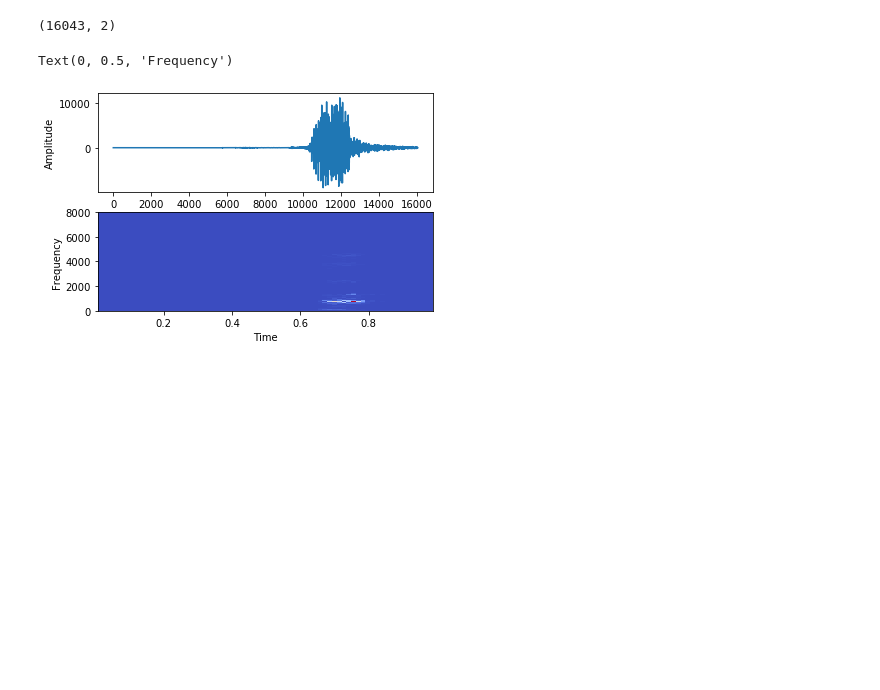
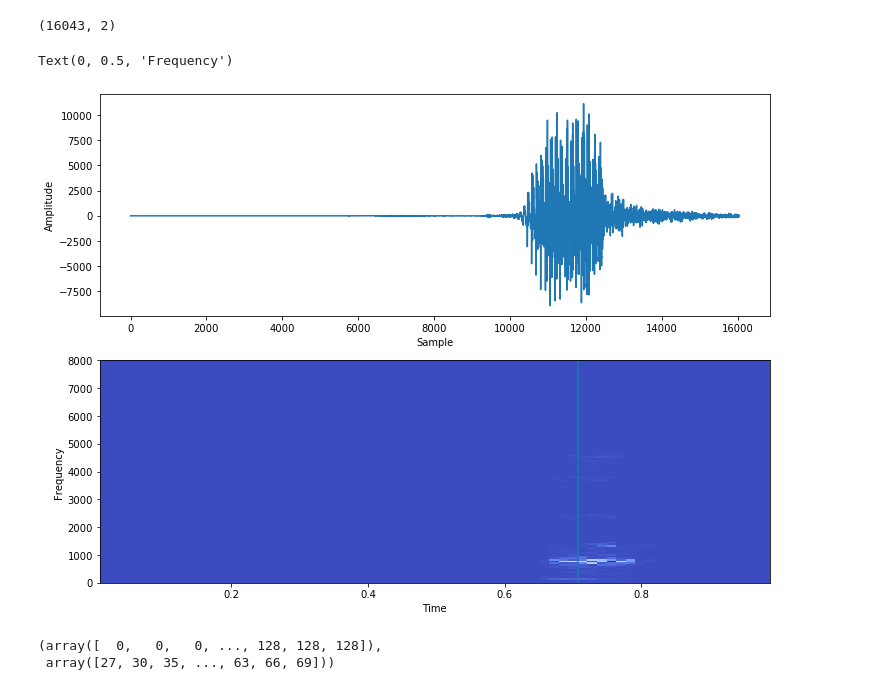
Before and after one commit to open-speech-org/python-speech-soa, a Jupyter notebook: 03_formants/Formants.ipynb, the cells around one changed output. Drawn from its saved outputs; the diff is of its cells as text; code cells hidden in the pictures; blank space fills up the shorter version.

```diff
--- a/03_formants/Formants.ipynb
+++ b/03_formants/Formants.ipynb
@@ -6,6 +6,8 @@ from scipy import signal
 from scipy.io import wavfile
 import matplotlib.pyplot as plt
 from matplotlib.cm import get_cmap
+# %%
+plt.rcParams["figure.figsize"] = (12, 9)
 # %%
 frequency, wave = wavfile.read("male_a_spa.wav")
 # %%
@@ -91,24 +86,22 @@ wave.shape
 (16043, 2)
 # %%
 plt.subplot(211)
-
 plt.plot(wave[:,0])
-
 plt.xlabel('Sample')
-
 plt.ylabel('Amplitude')
 
-
-
 # Plot the spectrogram
-
 plt.subplot(212)
-
 plt.pcolormesh(time, frequencies, spectrogram, cmap=cmap)
-
+plt.axvline(time[50])
 plt.xlabel('Time')
-
 plt.ylabel('Frequency')
 # %% [output]
 Text(0, 0.5, 'Frequency')
-[figure, old version]
+[figure, new version]
+# %%
+local_maxs = signal.argrelextrema(spectrogram, np.greater, axis=1)
+local_maxs
+# %% [output]
+(array([  0,   0,   0, ..., 128, 128, 128]),
+ array([27, 30, 35, ..., 63, 66, 69]))
```
Also changed, not shown: parts of 18 cells of this notebook.
